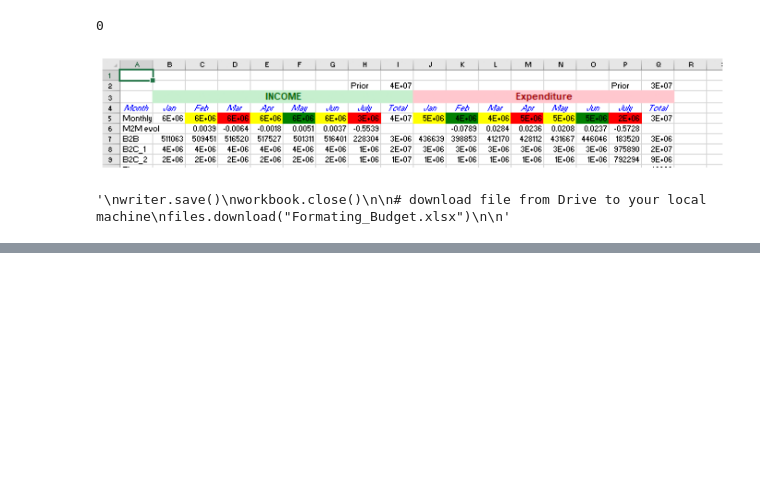
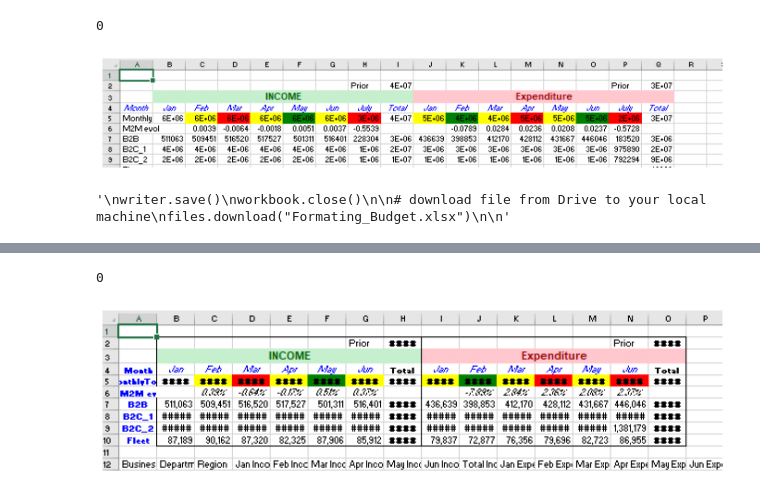
Before and after one commit to datalover2023/Module_4, a Jupyter notebook: Budget_UseCase_Module_4.ipynb, the cells around one changed output, grey strips where cells are left out. Drawn from its saved outputs; the diff is of its cells as text; code cells hidden in the pictures; blank space fills up the shorter version.

```diff
--- a/Budget_UseCase_Module_4.ipynb
+++ b/Budget_UseCase_Module_4.ipynb
@@ -3758,0 +4473,17 @@ files.download("Formating_Budget.xlsx")
+# %%
+# apply the form to cellrange (here is the column with range 'A4:A10')
+worksheet.set_column('A:A', # row to apply
+                     18, # column width
+                     None) # the format we want to apply
+# %% [output]
+0
+# %%
+# Rows labels
+
+img = mpimg.imread('images_format/img_11.PNG')
+plt.imshow(img)
+plt.rcParams['figure.figsize'] = [12, 10]
+plt.axis('off')
+plt.show()
+# %% [output]
+[figure, added]
```
Also changed, not shown: parts of 60 cells of this notebook.
